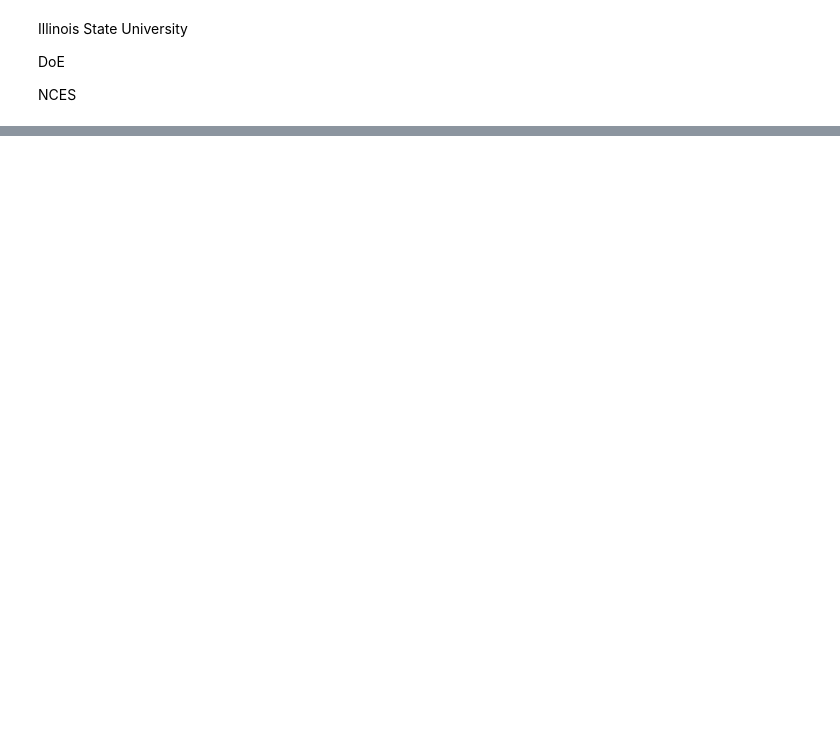
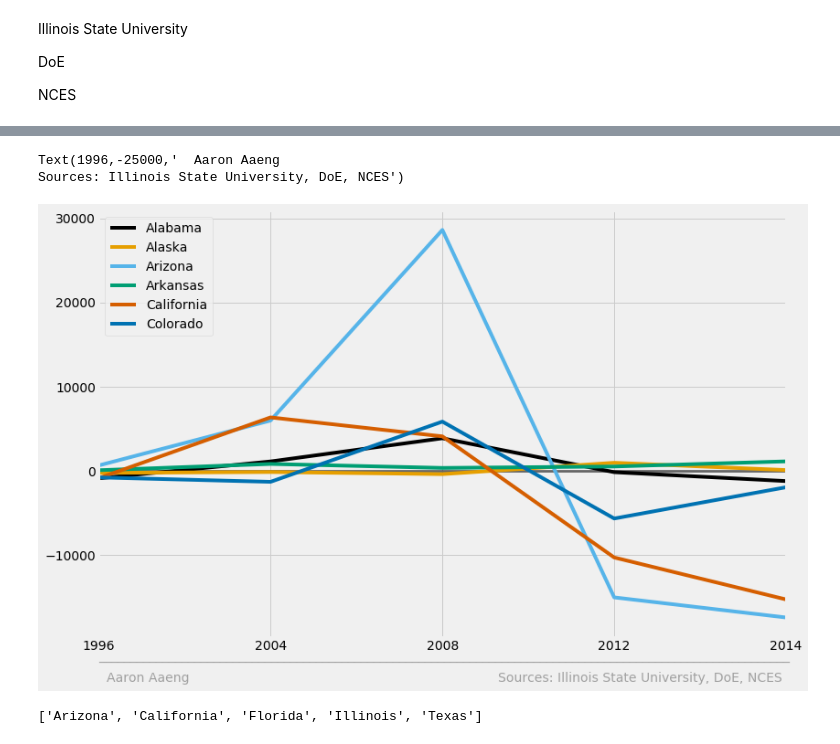
Before and after one commit to aaronaaeng/EducationData, a Jupyter notebook: EducationData.ipynb, the cells around one changed output, grey strips where cells are left out. Drawn from its saved outputs; the diff is of its cells as text; code cells hidden in the pictures; blank space fills up the shorter version.

```diff
--- a/EducationData.ipynb
+++ b/EducationData.ipynb
@@ -92,0 +98,34 @@ plt.show()
+# %%
+df_net_change = copy.deepcopy(df_net)
+for i in range(1, len(years)):
+    for state in state_names:
+        df_net_change.at[i, state] = df_net.at[i, state] - df_net.at[i-1, state]
+        df_net_change.at[0, state] = 0
+# %%
+fig = plt.figure(1, figsize=(12,8))
+ax1  = fig.add_subplot(111)
+
+for i in range(int(len(state_names)/7)-1):
+    ax1.plot(years, df_net_change[state_names[i]], color = colors[i % len(colors)], zorder=2)
+
+ax1.plot(list(range(1994, 2015, 2)), [0]*11, color='black', alpha=.5, zorder=1, linewidth=3)
+
+ax1.set_xlim(1996, 2014)
+ax1.legend(loc='upper left')
+
+ax1.text(x = 1996, y = -22500,
+    s = '____________________________________________________________________________________________________________',
+    color = 'grey', alpha = .7)
+
+ax1.text(x = 1996, y = -25000,
+    s = '  Aaron Aaeng                                                                           Sources: Illinois State University, DoE, NCES',
+    fontsize = 14, color = 'grey', alpha = .7)
+# %% [output]
+Text(1996,-25000,'  Aaron Aaeng                                                                           Sources: Illinois State University, DoE, NCES')
+[figure, added]
+# %%
+df_total_change = df_net_change.abs().sum()
+top_change_states = list(df_total_change.nlargest(5).index)
+top_change_states
+# %% [output]
+['Arizona', 'California', 'Florida', 'Illinois', 'Texas']
```
Also changed, not shown: parts of 8 cells of this notebook, 1 other file.
